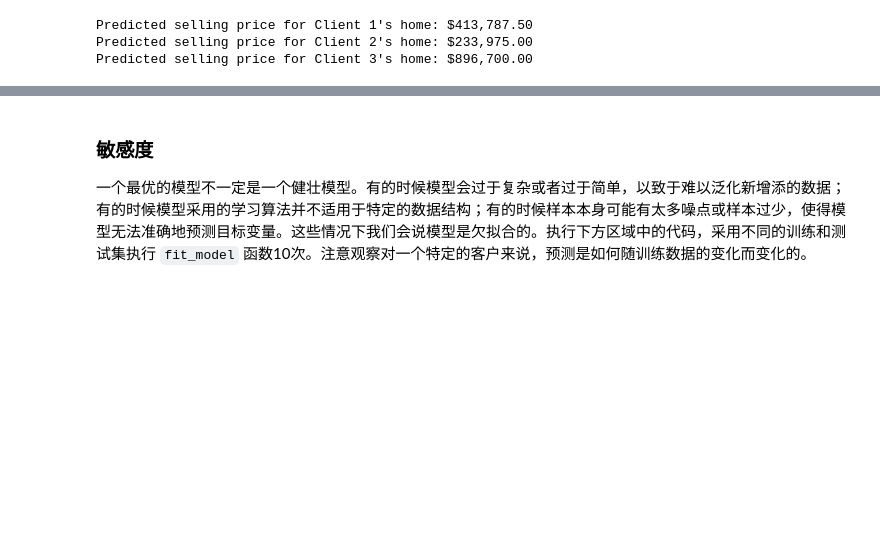
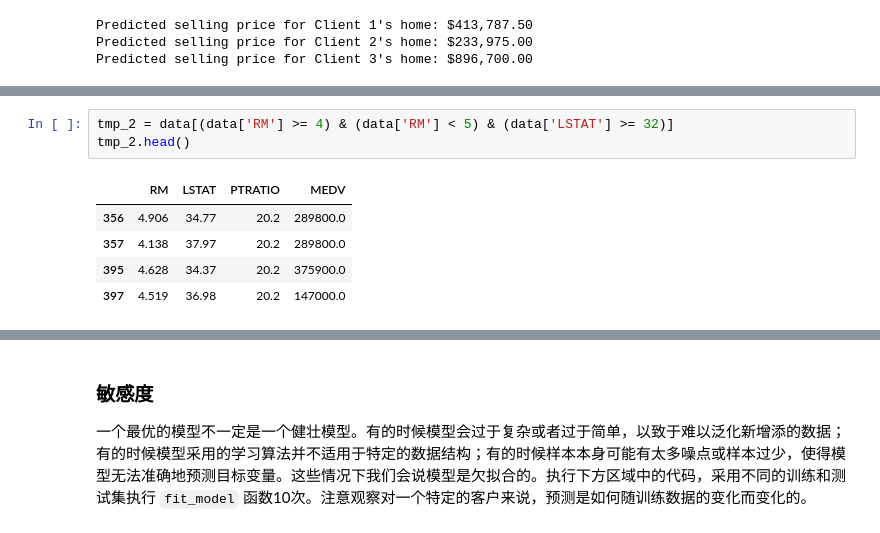
Before and after one commit to ArtiPyHeart/Udacity-ML-boston_housing, a Jupyter notebook: boston_housing.ipynb, the cells around one changed output, grey strips where cells are left out. Cells and saved outputs as stored; diff of their text form; blank space fills up the shorter version.

```diff
--- a/boston_housing.ipynb
+++ b/boston_housing.ipynb
@@ -335,0 +366,9 @@ Predicted selling price for Client 3's home: $896,700.00
+# %%
+tmp_2 = data[(data['RM'] >= 4) & (data['RM'] < 5) & (data['LSTAT'] >= 32)]
+tmp_2.head()
+# %% [output]
+|  | RM | LSTAT | PTRATIO | MEDV |
+| 356 | 4.906 | 34.77 | 20.2 | 289800.0 |
+| 357 | 4.138 | 37.97 | 20.2 | 289800.0 |
+| 395 | 4.628 | 34.37 | 20.2 | 375900.0 |
+| 397 | 4.519 | 36.98 | 20.2 | 147000.0 |
```
Also changed, not shown: parts of 13 cells of this notebook.
